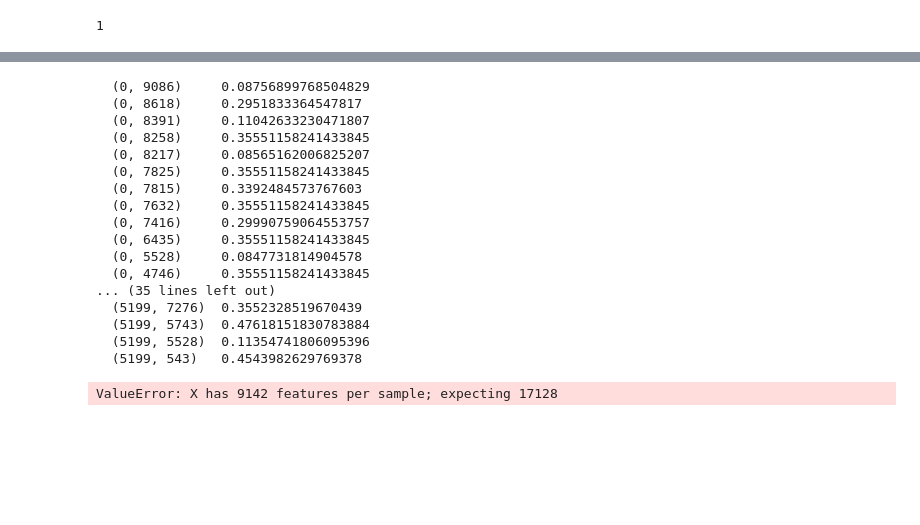
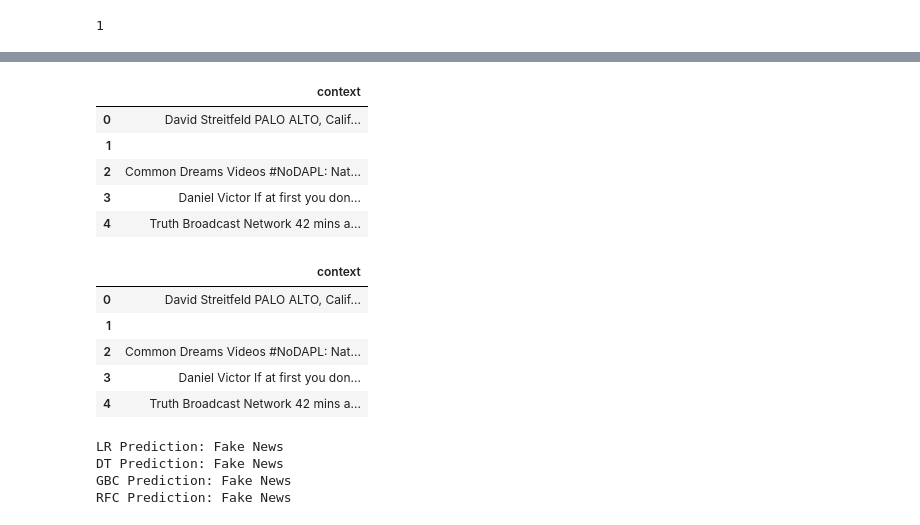
Before and after one commit to sndpkirwai/classification-projets, a Jupyter notebook: Fake_news_prediction.ipynb, the cells around one changed output, grey strips where cells are left out. Drawn from its saved outputs; the diff is of its cells as text; code cells hidden in the pictures; blank space fills up the shorter version.

```diff
--- a/Fake_news_prediction.ipynb
+++ b/Fake_news_prediction.ipynb
@@ -316,25 +389,0 @@ X = vertorizer.transform(X)
-# %%
-print(X)
-# %% [output]
-  (0, 9086)     0.08756899768504829
-  (0, 8618)     0.2951833364547817
-  (0, 8391)     0.11042633230471807
-  (0, 8258)     0.35551158241433845
-  (0, 8217)     0.08565162006825207
-  (0, 7825)     0.35551158241433845
-  (0, 7815)     0.3392484573767603
-  (0, 7632)     0.35551158241433845
-  (0, 7416)     0.29990759064553757
-  (0, 6435)     0.35551158241433845
-  (0, 5528)     0.0847731814904578
-  (0, 4746)     0.35551158241433845
-... (35 lines left out)
-  (5199, 7276)  0.3552328519670439
-  (5199, 5743)  0.47618151830783884
-  (5199, 5528)  0.11354741806095396
-  (5199, 543)   0.4543982629769378
-# %%
-new_X_test_predict = model.predict(X)
-print(new_X_test_predict)
-# %% [output]
-ValueError: X has 9142 features per sample; expecting 17128
@@ -345,0 +390,26 @@ predictions_df = pd.DataFrame(
+# %%
+test_dataset.head()
+# %% [output]
+|  | context |
+| 0 | David Streitfeld PALO ALTO, Calif... |
+| 1 |  |
+| 2 | Common Dreams Videos #NoDAPL: Nat... |
+| 3 | Daniel Victor If at first you don... |
+| 4 | Truth Broadcast Network 42 mins a... |
+# %%
+test_dataset.head()
+# %% [output]
+|  | context |
+| 0 | David Streitfeld PALO ALTO, Calif... |
+| 1 |  |
+| 2 | Common Dreams Videos #NoDAPL: Nat... |
+| 3 | Daniel Victor If at first you don... |
+| 4 | Truth Broadcast Network 42 mins a... |
+# %%
+news = str(test_dataset['context'][0])
+manual_testing(news)
+# %% [output]
+LR Prediction: Fake News
+DT Prediction: Fake News
+GBC Prediction: Fake News
+RFC Prediction: Fake News
```
Also changed, not shown: parts of 49 cells of this notebook.
